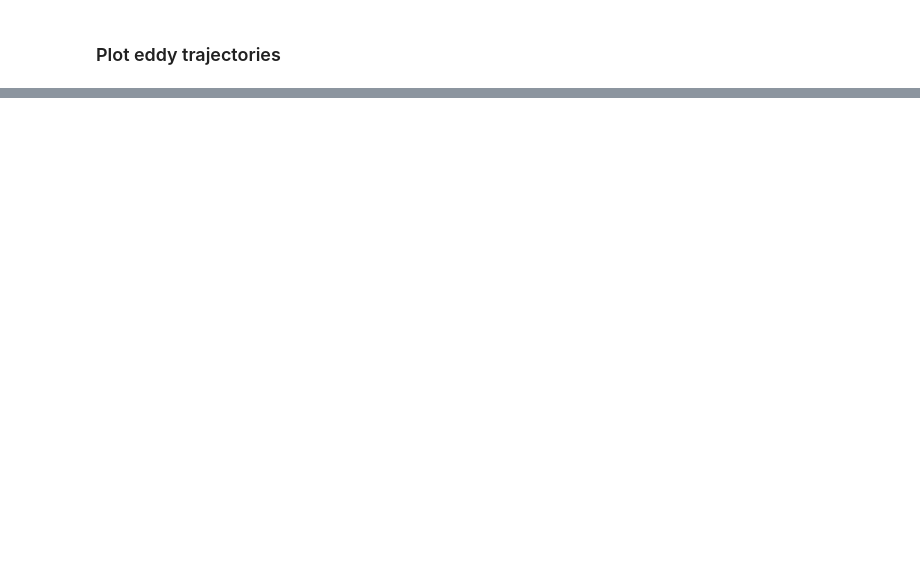
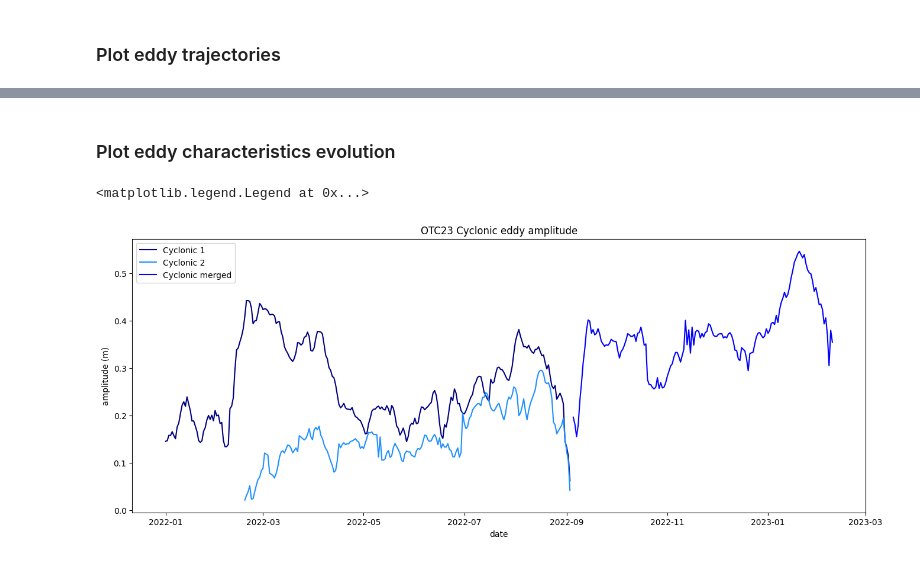
Before and after one commit to torresr-cnrm/otc23-tracking, a Jupyter notebook: notebook/OTC23-eddy-tracking.ipynb, the cells around one changed output, grey strips where cells are left out. Cells and saved outputs as stored; diff of their text form; code cells hidden in the pictures; blank space fills up the shorter version.

```diff
--- a/notebook/OTC23-eddy-tracking.ipynb
+++ b/notebook/OTC23-eddy-tracking.ipynb
@@ -135 +225,20 @@ plt.show()
+# %% [markdown]
+### Plot eddy characteristics evolution
+# %%
+# Amplitude (in meter)
+fig = plt.figure(figsize=(16, 6))
+ax = fig.add_subplot(1, 1, 1)
+
+ax.set_title('OTC23 Cyclonic eddy amplitude')
+ax.set_xlabel('date')
+ax.set_ylabel('amplitude (m)')
+
+ax.plot(to_datetime(c_eddy1_track.time), c_eddy1_track.amplitude, c='navy', label='Cyclonic 1')
+ax.plot(to_datetime(c_eddy2_track.time), c_eddy2_track.amplitude, c='dodgerblue', label='Cyclonic 2')
+ax.plot(to_datetime(c_mrged_track.time), c_mrged_track.amplitude, c='b', label='Cyclonic merged')
+
+ax.legend()
+# %% [output]
+<matplotlib.legend.Legend at 0x...>
+[figure, added]
 # %%
```
Also changed, not shown: parts of 21 cells of this notebook.
